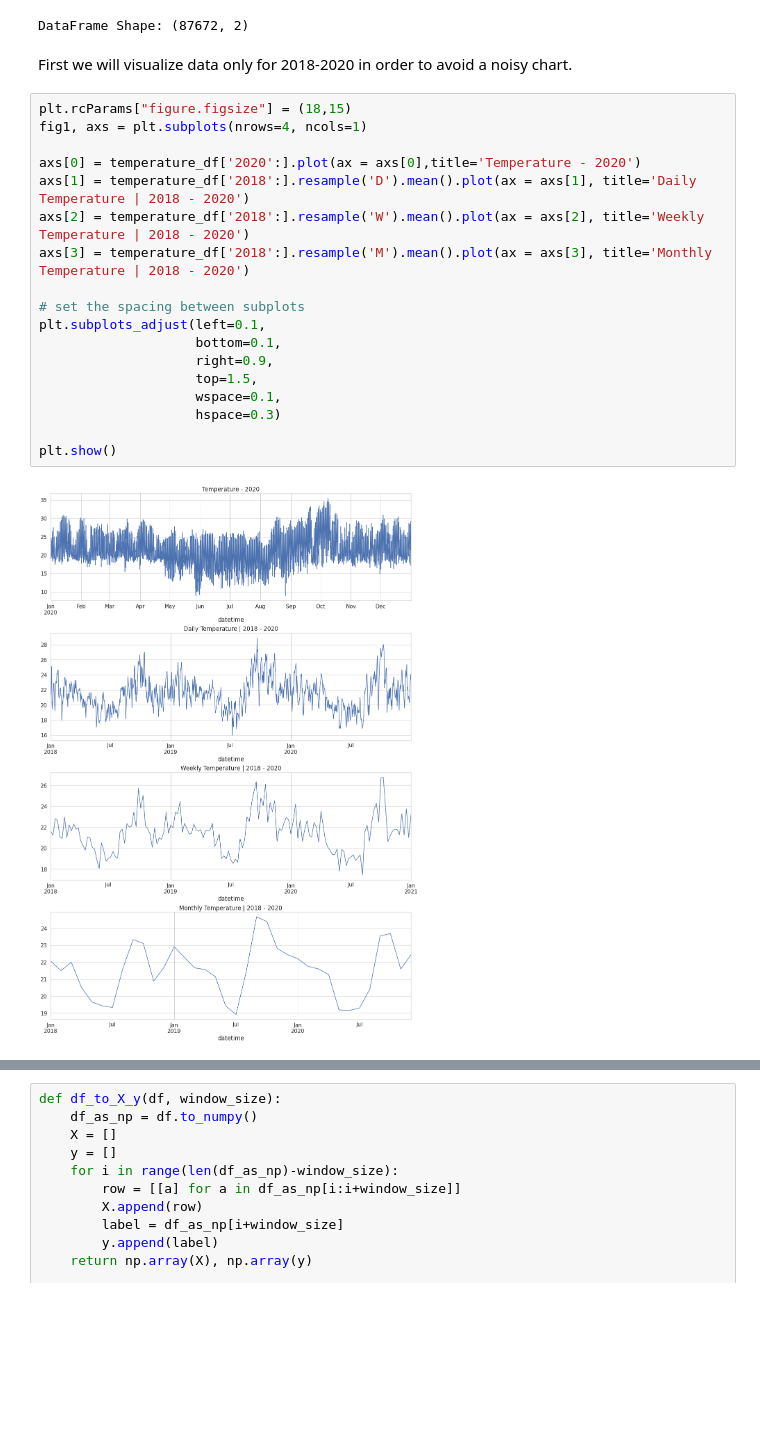
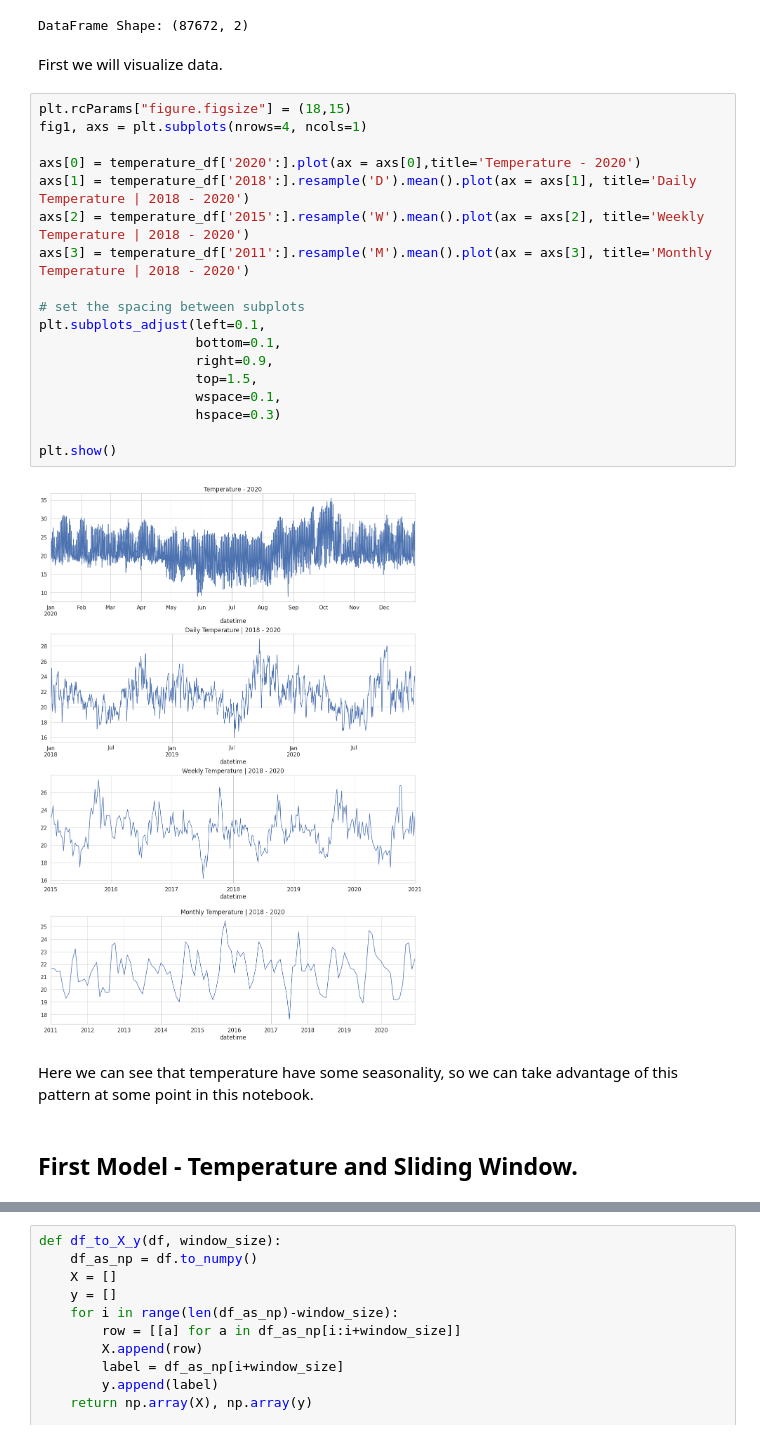
Before and after one commit to paulobueno90/LSTM-GRU-Conv1d-timeseries-forecast, a Jupyter notebook: temperature_time_series_forecasting_notebook.ipynb, the cells around one changed output, grey strips where cells are left out. Drawn from its saved outputs; the diff is of its cells as text; blank space fills up the shorter version.

```diff
--- a/temperature_time_series_forecasting_notebook.ipynb
+++ b/temperature_time_series_forecasting_notebook.ipynb
@@ -73,25 +73,29 @@ temperature_df = df['Temperature']
 # %% [output]
 DataFrame Shape: (87672, 2)
 # %% [markdown]
-First we will visualize data only for 2018-2020 in order to avoid a noisy chart.
+First we will visualize data.
 # %%
 plt.rcParams["figure.figsize"] = (18,15)
 fig1, axs = plt.subplots(nrows=4, ncols=1)
 
 axs[0] = temperature_df['2020':].plot(ax = axs[0],title='Temperature - 2020')
 axs[1] = temperature_df['2018':].resample('D').mean().plot(ax = axs[1], title='Daily Temperature | 2018 - 2020')
-axs[2] = temperature_df['2018':].resample('W').mean().plot(ax = axs[2], title='Weekly Temperature | 2018 - 2020')
-axs[3] = temperature_df['2018':].resample('M').mean().plot(ax = axs[3], title='Monthly Temperature | 2018 - 2020')
+axs[2] = temperature_df['2015':].resample('W').mean().plot(ax = axs[2], title='Weekly Temperature | 2018 - 2020')
+axs[3] = temperature_df['2011':].resample('M').mean().plot(ax = axs[3], title='Monthly Temperature | 2018 - 2020')
 
 # set the spacing between subplots
 plt.subplots_adjust(left=0.1,
                     bottom=0.1,
                     right=0.9,
                     top=1.5,
                     wspace=0.1,
                     hspace=0.3)
 
 plt.show()
 # %% [output]
-[figure, old version]
+[figure, new version]
+# %% [markdown]
+Here we can see that temperature have some seasonality, so we can take advantage of this pattern at some point in this notebook.
+# %% [markdown]
+## First Model - Temperature and Sliding Window.
 # %% [markdown]
```
Also changed, not shown: parts of 45 cells of this notebook.
